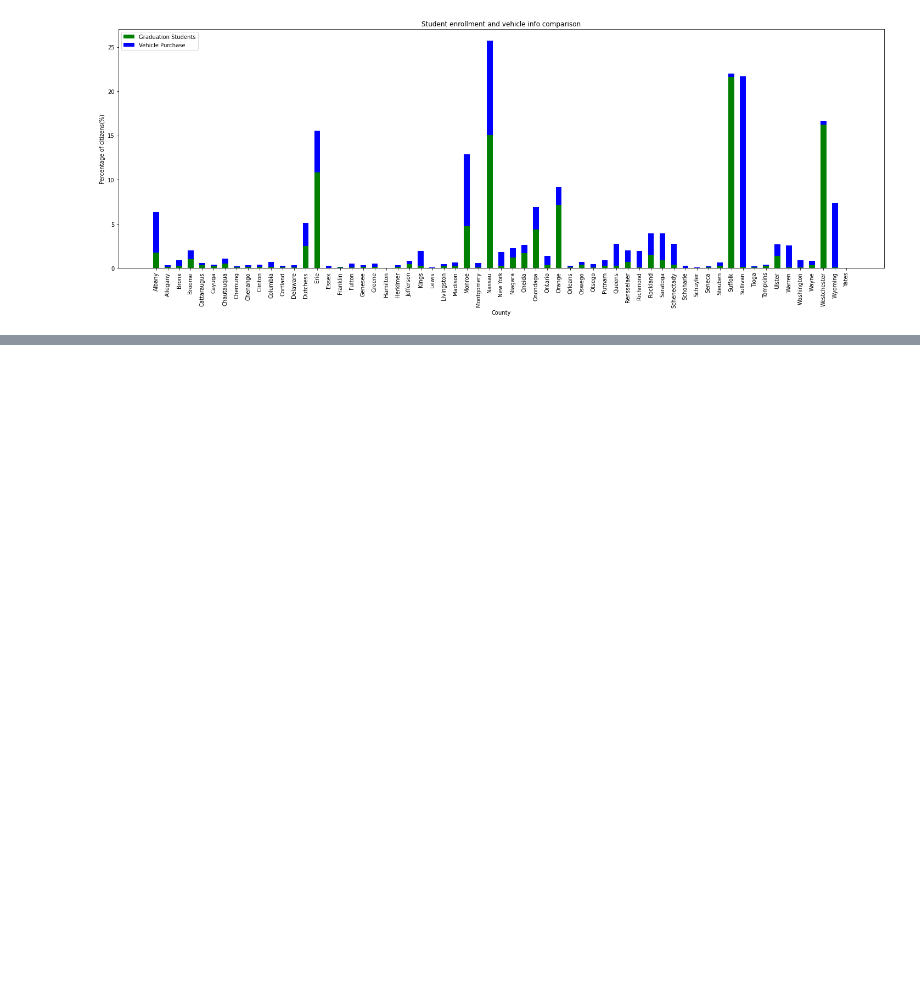
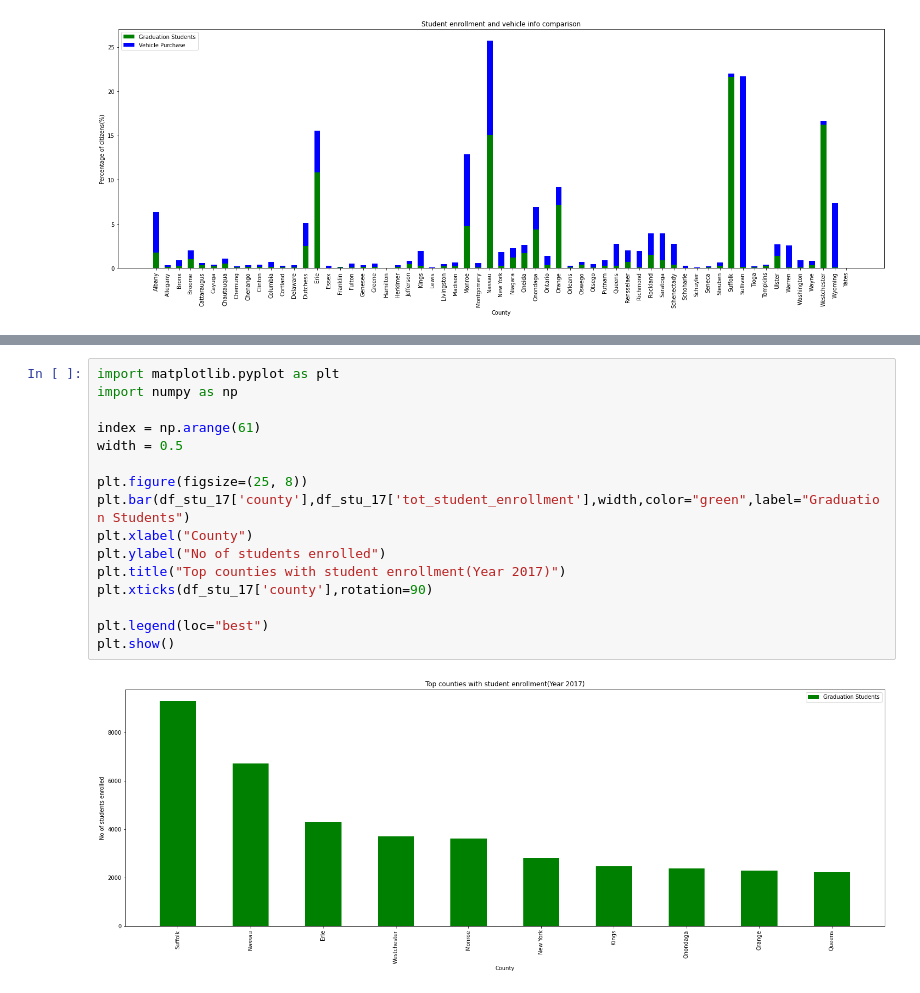
Before and after one commit to ayo-nci/DAPGroupM, a Jupyter notebook: Master_Notebook.ipynb, the cells around one changed output, grey strips where cells are left out. Cells and saved outputs as stored; diff of their text form; blank space fills up the shorter version.

Commit message:
updated master file
Added code for visualization of data

```diff
--- a/Master_Notebook.ipynb
+++ b/Master_Notebook.ipynb
@@ -326,0 +394,18 @@ plt.show()
+# %%
+import matplotlib.pyplot as plt
+import numpy as np
+
+index = np.arange(61)
+width = 0.5
+
+plt.figure(figsize=(25, 8))
+plt.bar(df_stu_17['county'],df_stu_17['tot_student_enrollment'],width,color="green",label="Graduation Students")
+plt.xlabel("County")
+plt.ylabel("No of students enrolled")
+plt.title("Top counties with student enrollment(Year 2017)")
+plt.xticks(df_stu_17['county'],rotation=90)
+
+plt.legend(loc="best")
+plt.show()
+# %% [output]
+[figure, added]
```
Also changed, not shown: parts of 8 cells of this notebook.
